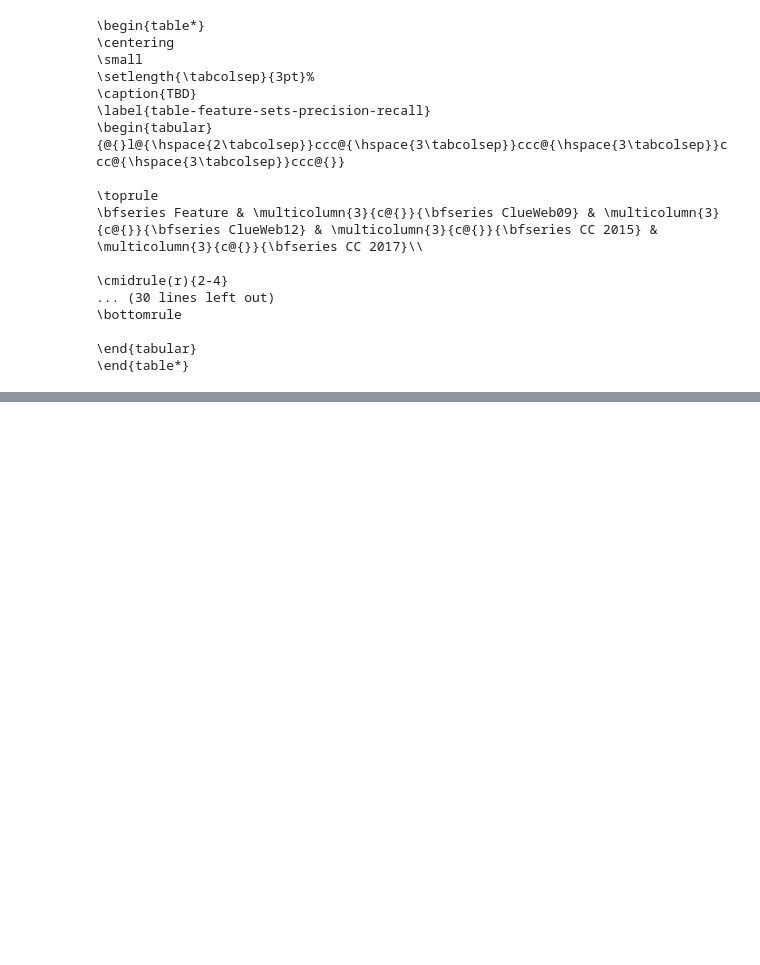
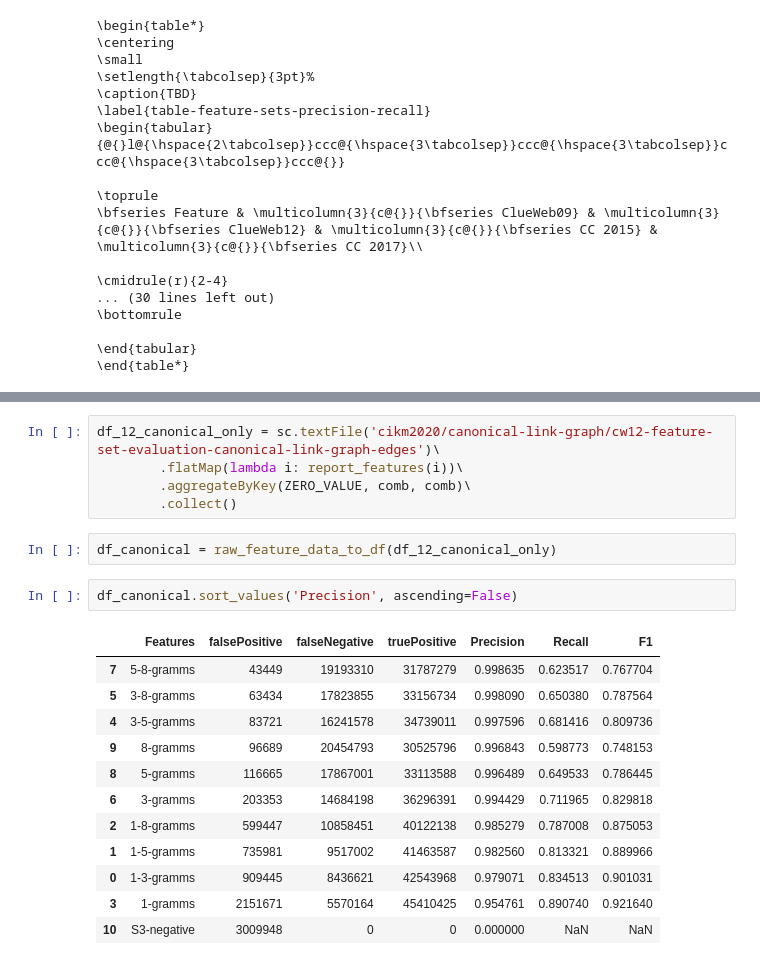
Before and after one commit to chatnoir-eu/chatnoir-copycat, a Jupyter notebook: src/main/jupyter/feature-selection.ipynb, the cells around one changed output, grey strips where cells are left out. Drawn from its saved outputs; the diff is of its cells as text; blank space fills up the shorter version.

```diff
--- a/src/main/jupyter/feature-selection.ipynb
+++ b/src/main/jupyter/feature-selection.ipynb
@@ -158,0 +155,22 @@ print(feature_selection_latex_table(df_09, df_12))
+# %%
+df_12_canonical_only = sc.textFile('cikm2020/canonical-link-graph/cw12-feature-set-evaluation-canonical-link-graph-edges')\
+        .flatMap(lambda i: report_features(i))\
+        .aggregateByKey(ZERO_VALUE, comb, comb)\
+        .collect()
+# %%
+df_canonical = raw_feature_data_to_df(df_12_canonical_only)
+# %%
+df_canonical.sort_values('Precision', ascending=False)
+# %% [output]
+|  | Features | falsePositive | falseNegative | truePositive | Precision | Recall | F1 |
+| 7 | 5-8-gramms | 43449 | 19193310 | 31787279 | 0.998635 | 0.623517 | 0.767704 |
+| 5 | 3-8-gramms | 63434 | 17823855 | 33156734 | 0.998090 | 0.650380 | 0.787564 |
+| 4 | 3-5-gramms | 83721 | 16241578 | 34739011 | 0.997596 | 0.681416 | 0.809736 |
+| 9 | 8-gramms | 96689 | 20454793 | 30525796 | 0.996843 | 0.598773 | 0.748153 |
+| 8 | 5-gramms | 116665 | 17867001 | 33113588 | 0.996489 | 0.649533 | 0.786445 |
+| 6 | 3-gramms | 203353 | 14684198 | 36296391 | 0.994429 | 0.711965 | 0.829818 |
+| 2 | 1-8-gramms | 599447 | 10858451 | 40122138 | 0.985279 | 0.787008 | 0.875053 |
+| 1 | 1-5-gramms | 735981 | 9517002 | 41463587 | 0.982560 | 0.813321 | 0.889966 |
+| 0 | 1-3-gramms | 909445 | 8436621 | 42543968 | 0.979071 | 0.834513 | 0.901031 |
+| 3 | 1-gramms | 2151671 | 5570164 | 45410425 | 0.954761 | 0.890740 | 0.921640 |
+| 10 | S3-negative | 3009948 | 0 | 0 | 0.000000 | NaN | NaN |
```
Also changed, not shown: parts of 3 cells of this notebook, 1 other file.
